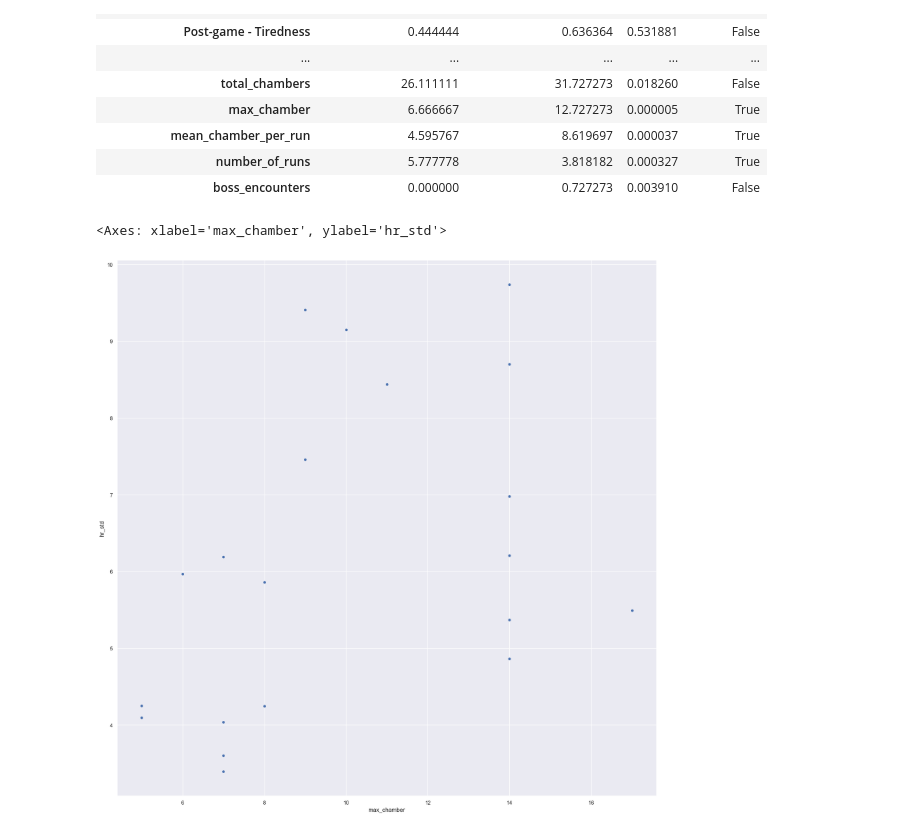
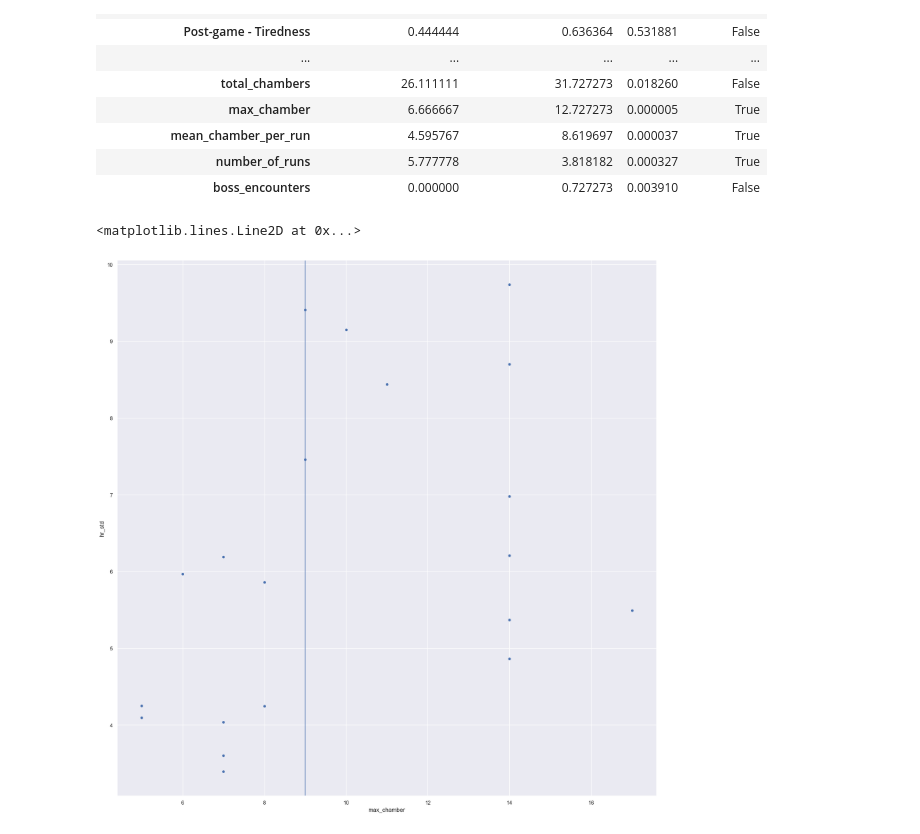
Before and after one commit to itubrainlab/hades_player_experience, a Jupyter notebook: Notebooks/player_analysis.ipynb, the cells around one changed output. Saved outputs shown, nothing was run; the diff lists cells and outputs as text; code cells hidden in the pictures.

Commit message:
Added cluster line

```diff
--- a/Notebooks/player_analysis.ipynb
+++ b/Notebooks/player_analysis.ipynb
@@ -54,6 +55,7 @@ pd.DataFrame([{"feature":c,
 | boss_encounters | 0.000000 | 0.727273 | 0.003910 | False |
 # %%
 sb.scatterplot(data=full_set[["max_chamber","hr_std"]], x="max_chamber", y="hr_std")
+plt.axvline(x=median_performance)
 # %% [output]
-<Axes: xlabel='max_chamber', ylabel='hr_std'>
+<matplotlib.lines.Line2D at 0x...>
-[figure, old version]
+[figure, new version]
```
Also changed, not shown: parts of 1 cell of this notebook, 1 other file.
